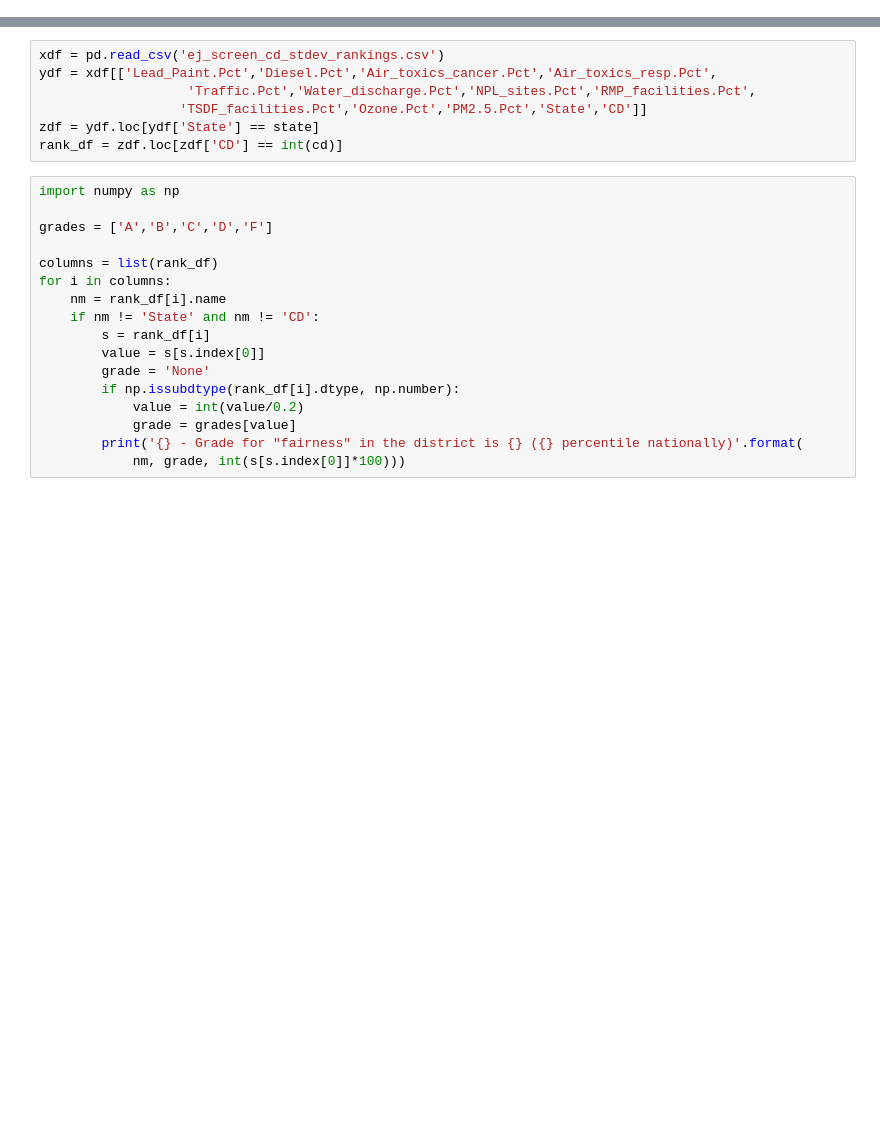
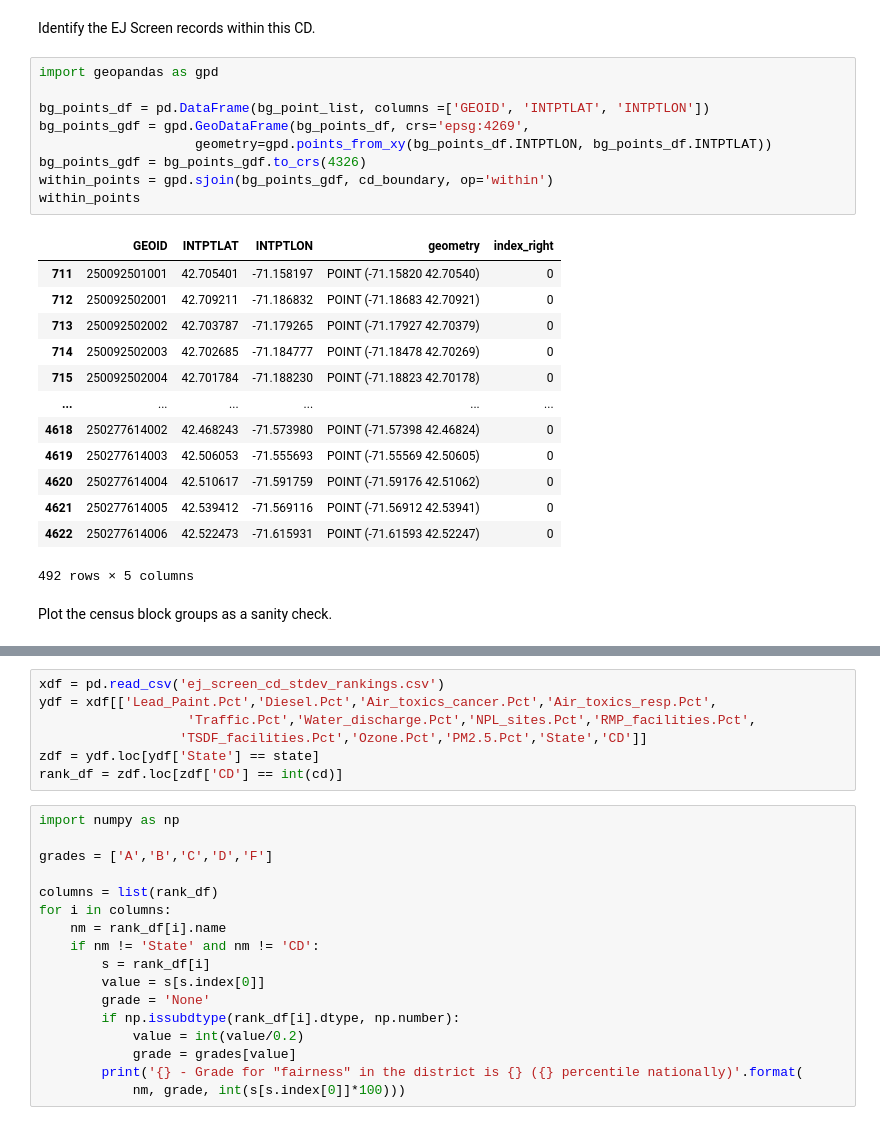
Before and after one commit to edgi-govdata-archiving/EEW-EJScreen, a Jupyter notebook: ejscreen.ipynb, the cells around one changed output, grey strips where cells are left out. Drawn from its saved outputs; the diff is of its cells as text; blank space fills up the shorter version.

```diff
--- a/ejscreen.ipynb
+++ b/ejscreen.ipynb
@@ -29,0 +88,27 @@ sql
+# %% [markdown]
+Identify the EJ Screen records within this CD.
+# %%
+import geopandas as gpd
+
+bg_points_df = pd.DataFrame(bg_point_list, columns =['GEOID', 'INTPTLAT', 'INTPTLON'])
+bg_points_gdf = gpd.GeoDataFrame(bg_points_df, crs='epsg:4269',
+                    geometry=gpd.points_from_xy(bg_points_df.INTPTLON, bg_points_df.INTPTLAT))
+bg_points_gdf = bg_points_gdf.to_crs(4326)
+within_points = gpd.sjoin(bg_points_gdf, cd_boundary, op='within')
+within_points
+# %% [output]
+|  | GEOID | INTPTLAT | INTPTLON | geometry | index_right |
+| 711 | 250092501001 | 42.705401 | -71.158197 | POINT (-71.15820 42.70540) | 0 |
+| 712 | 250092502001 | 42.709211 | -71.186832 | POINT (-71.18683 42.70921) | 0 |
+| 713 | 250092502002 | 42.703787 | -71.179265 | POINT (-71.17927 42.70379) | 0 |
+| 714 | 250092502003 | 42.702685 | -71.184777 | POINT (-71.18478 42.70269) | 0 |
+| 715 | 250092502004 | 42.701784 | -71.188230 | POINT (-71.18823 42.70178) | 0 |
+| ... | ... | ... | ... | ... | ... |
+| 4618 | 250277614002 | 42.468243 | -71.573980 | POINT (-71.57398 42.46824) | 0 |
+| 4619 | 250277614003 | 42.506053 | -71.555693 | POINT (-71.55569 42.50605) | 0 |
+| 4620 | 250277614004 | 42.510617 | -71.591759 | POINT (-71.59176 42.51062) | 0 |
+| 4621 | 250277614005 | 42.539412 | -71.569116 | POINT (-71.56912 42.53941) | 0 |
+| 4622 | 250277614006 | 42.522473 | -71.615931 | POINT (-71.61593 42.52247) | 0 |
+492 rows × 5 columns
+# %% [markdown]
+Plot the census block groups as a sanity check.
```
Also changed, not shown: parts of 26 cells of this notebook, 5 other files.
